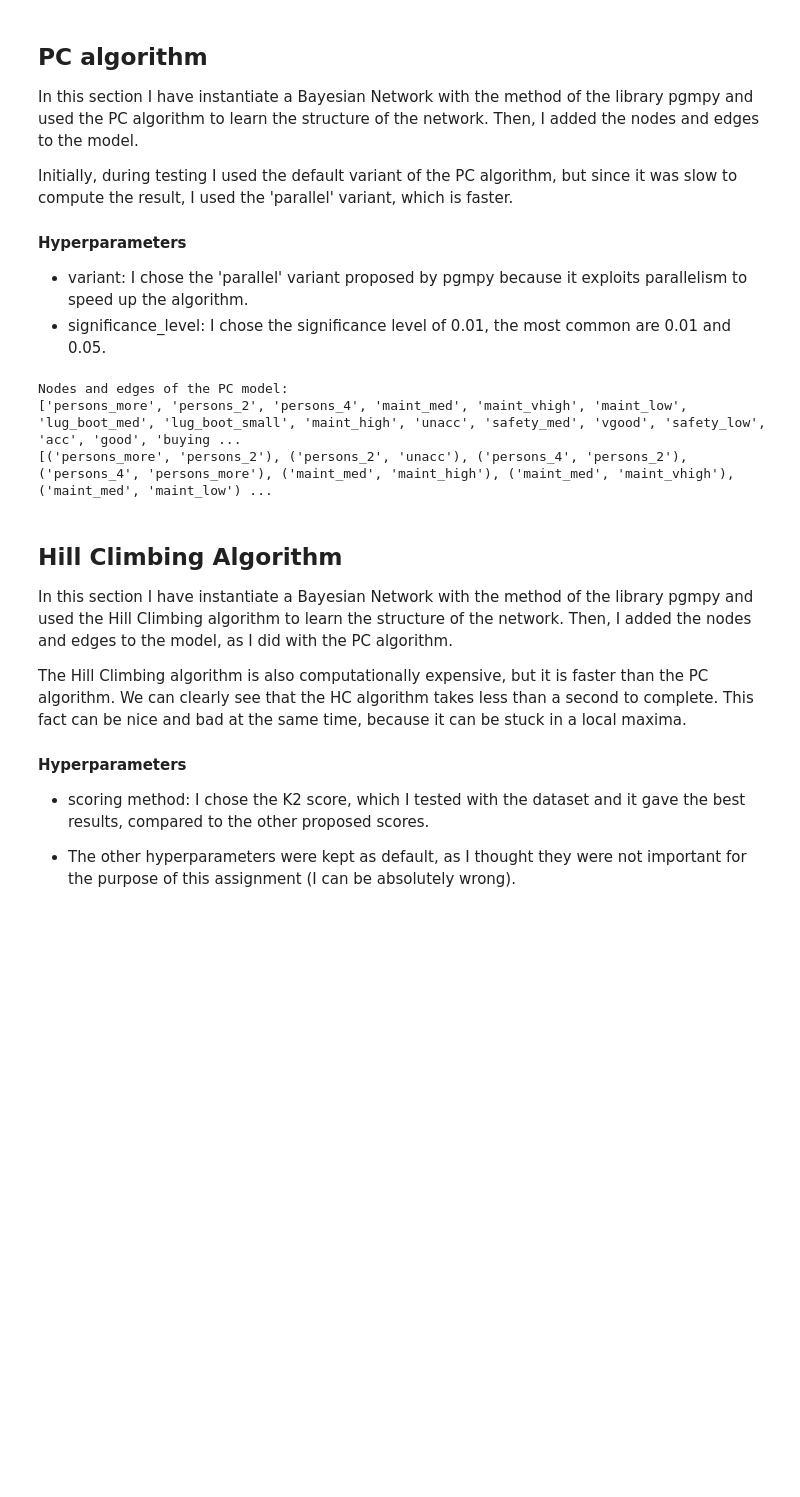
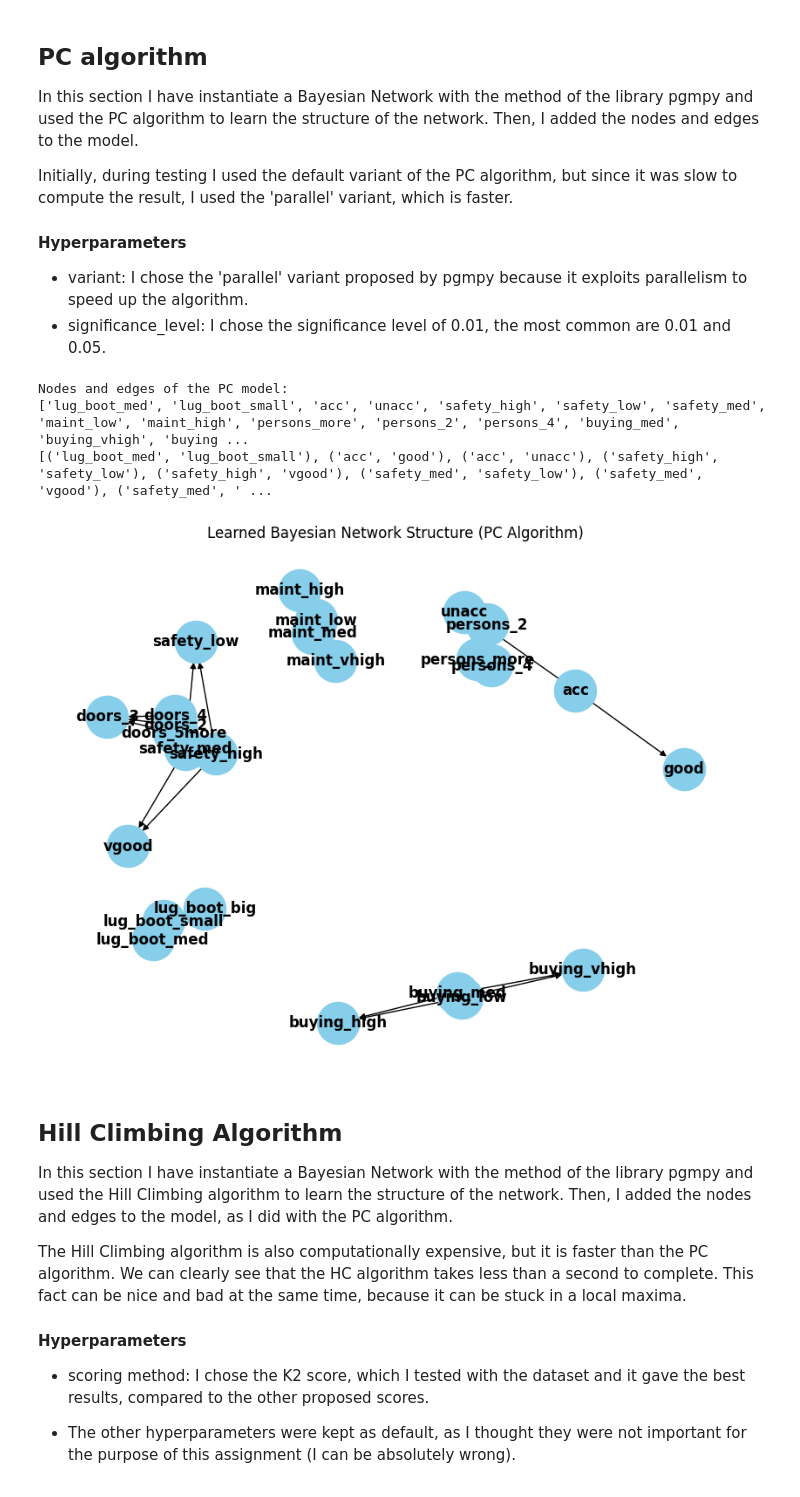
Before and after one commit to danielebedini/ISPR_assignment2, a Jupyter notebook: report_final.ipynb, the cells around one changed output. Cells and saved outputs as stored; diff of their text form; code cells hidden in the pictures; blank space fills up the shorter version.

Commit message:
Added plots for both models

```diff
--- a/report_final.ipynb
+++ b/report_final.ipynb
@@ -103,25 +103,29 @@ Initially, during testing I used the default variant of the PC algorithm, but si
 # %%
 from pgmpy.estimators import PC
 from pgmpy.models import BayesianNetwork
-
+from try_plot import plot_graph
 # Initialize the PC algorithm with data and a different significance level
 model_pc = BayesianNetwork()
 pc = PC(pd.DataFrame(data_train_encoded))
 
 # Constraint-based structure learning, with PC algorithm
 dag = pc.estimate(return_type='dag', variant='parallel', significance_level=0.01)
 
 model_pc.add_nodes_from(dag.nodes())
 model_pc.add_edges_from(dag.edges())
 
 # Display the edges of the learned structure
 print("Nodes and edges of the PC model:")
 print(model_pc.nodes())
 print(model_pc.edges())
+
+# Plot (optional)
+plot_graph(model_pc)
 # %% [output]
 Nodes and edges of the PC model:
-['persons_more', 'persons_2', 'persons_4', 'maint_med', 'maint_vhigh', 'maint_low', 'lug_boot_med', 'lug_boot_small', 'maint_high', 'unacc', 'safety_med', 'vgood', 'safety_low', 'acc', 'good', 'buying ...
-[('persons_more', 'persons_2'), ('persons_2', 'unacc'), ('persons_4', 'persons_2'), ('persons_4', 'persons_more'), ('maint_med', 'maint_high'), ('maint_med', 'maint_vhigh'), ('maint_med', 'maint_low') ...
+['lug_boot_med', 'lug_boot_small', 'acc', 'unacc', 'safety_high', 'safety_low', 'safety_med', 'maint_low', 'maint_high', 'persons_more', 'persons_2', 'persons_4', 'buying_med', 'buying_vhigh', 'buying ...
+[('lug_boot_med', 'lug_boot_small'), ('acc', 'good'), ('acc', 'unacc'), ('safety_high', 'safety_low'), ('safety_high', 'vgood'), ('safety_med', 'safety_low'), ('safety_med', 'vgood'), ('safety_med', ' ...
+[figure, added]
 # %% [markdown]
 ## Hill Climbing Algorithm
 
```
Also changed, not shown: parts of 5 cells of this notebook.
